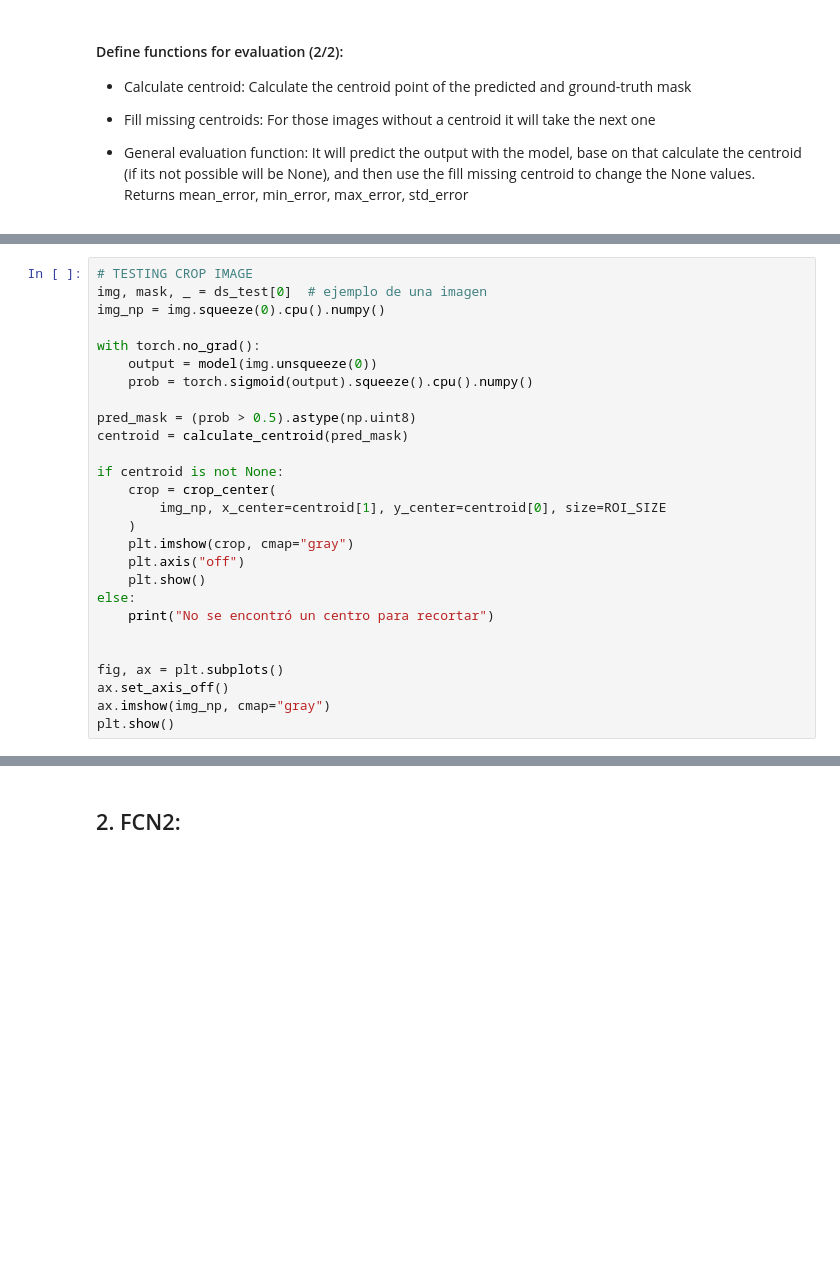
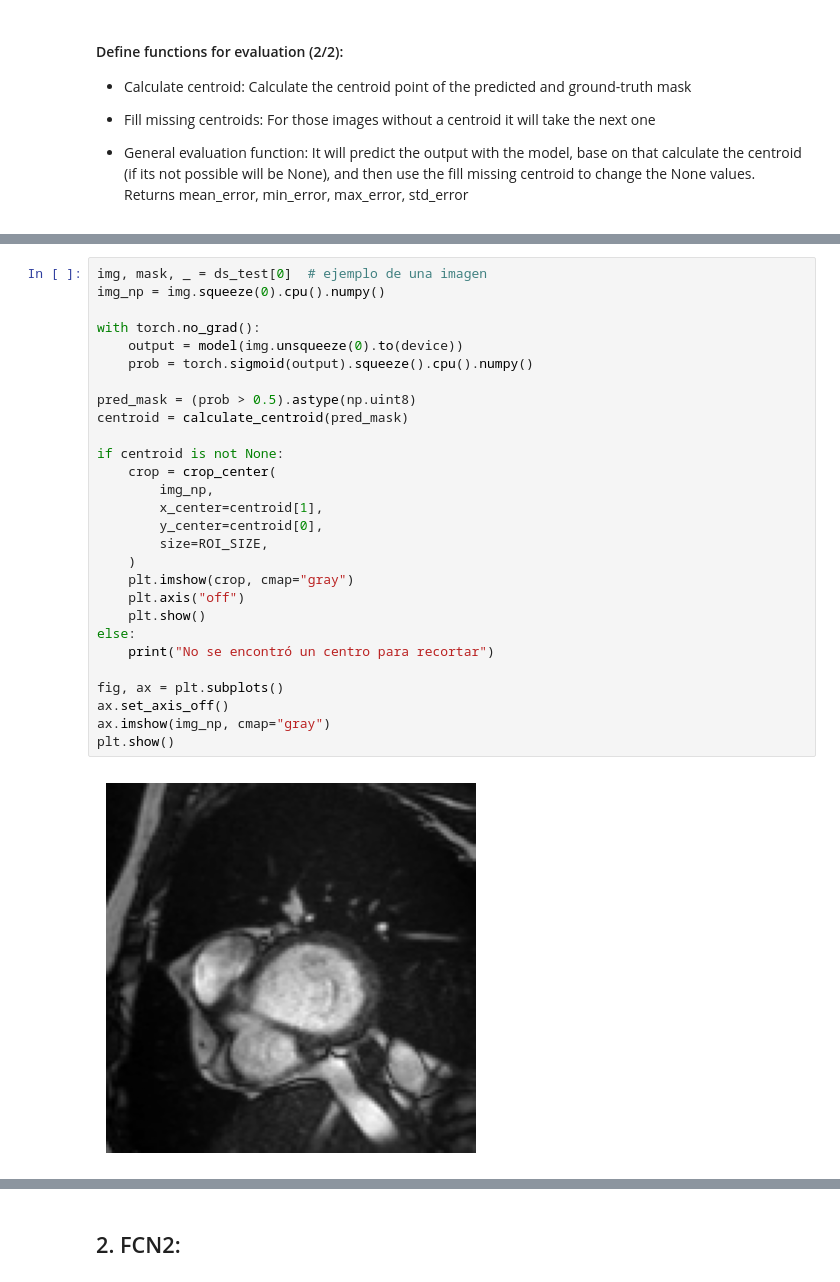
Before and after one commit to manuela-profile/cardiac-mri-lv-segmentation, a Jupyter notebook: 01_project.ipynb, the cells around one changed output, grey strips where cells are left out. Drawn from its saved outputs; the diff is of its cells as text; blank space fills up the shorter version.

```diff
--- a/01_project.ipynb
+++ b/01_project.ipynb
@@ -634,27 +660,30 @@ print("-" * 40)
 # %%
-# TESTING CROP IMAGE
 img, mask, _ = ds_test[0]  # ejemplo de una imagen
 img_np = img.squeeze(0).cpu().numpy()
 
 with torch.no_grad():
-    output = model(img.unsqueeze(0))
+    output = model(img.unsqueeze(0).to(device))
     prob = torch.sigmoid(output).squeeze().cpu().numpy()
 
 pred_mask = (prob > 0.5).astype(np.uint8)
 centroid = calculate_centroid(pred_mask)
 
 if centroid is not None:
     crop = crop_center(
-        img_np, x_center=centroid[1], y_center=centroid[0], size=ROI_SIZE
+        img_np,
+        x_center=centroid[1],
+        y_center=centroid[0],
+        size=ROI_SIZE,
     )
     plt.imshow(crop, cmap="gray")
     plt.axis("off")
     plt.show()
 else:
     print("No se encontró un centro para recortar")
 
-
 fig, ax = plt.subplots()
 ax.set_axis_off()
 ax.imshow(img_np, cmap="gray")
 plt.show()
+# %% [output]
+[figure, added]
```
Also changed, not shown: parts of 5 cells of this notebook.
